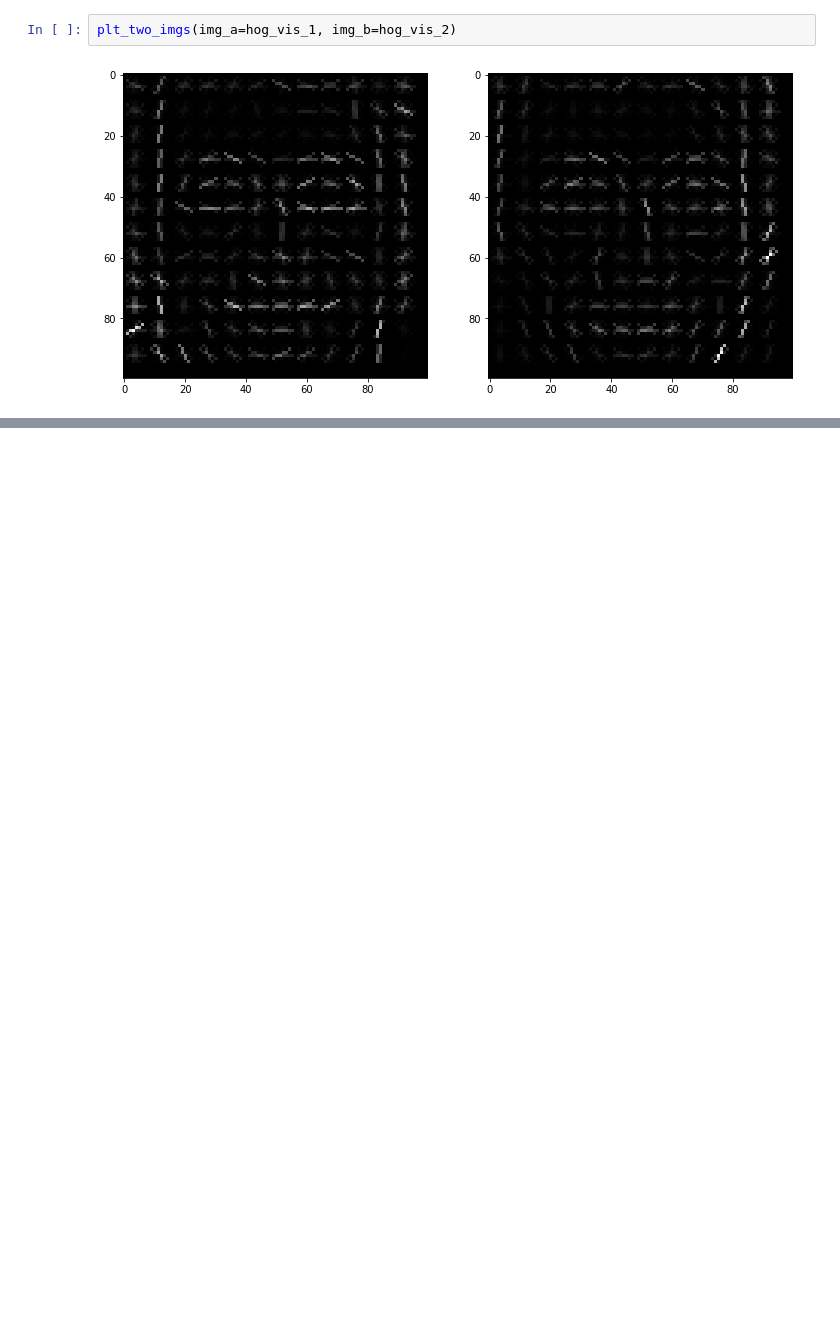
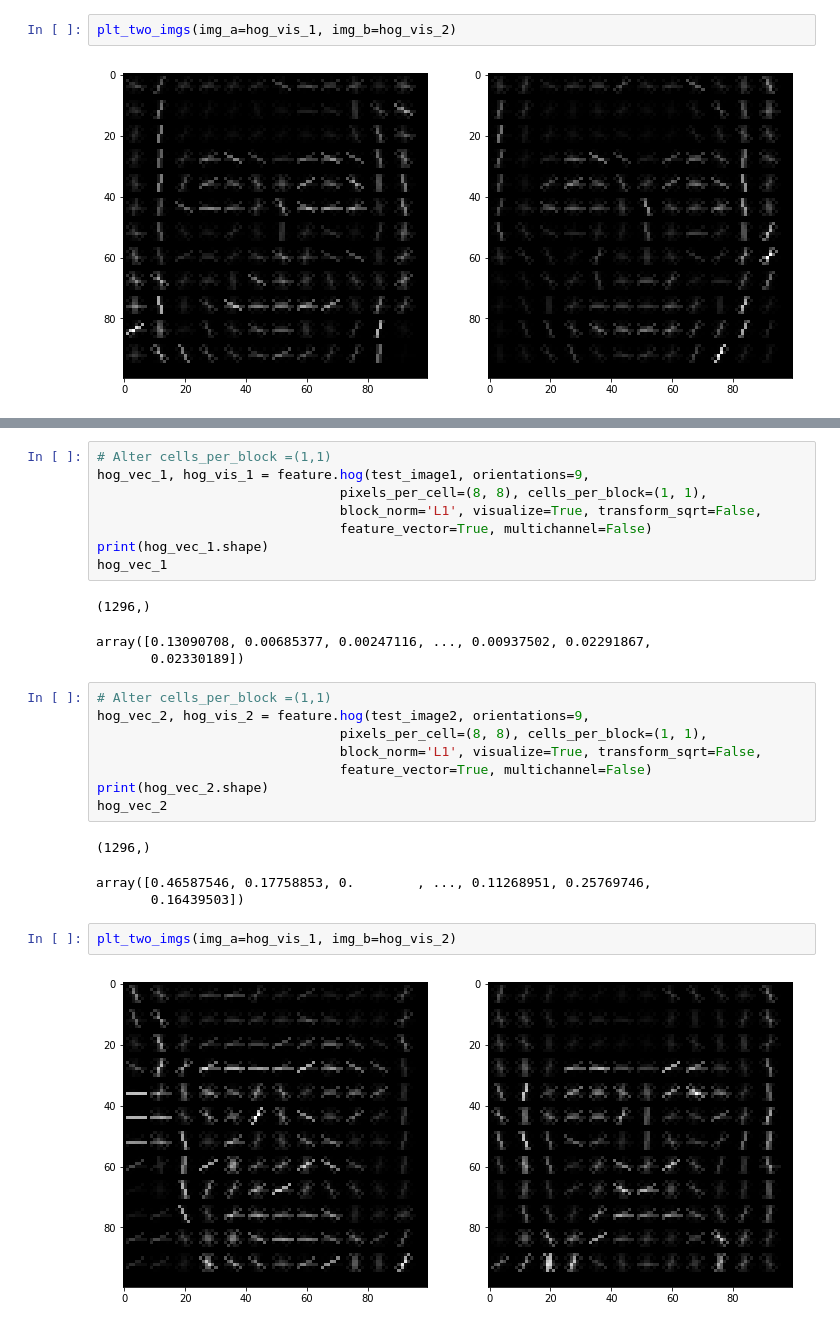
Before and after one commit to bkemmer/custom_cnn, a Jupyter notebook: notebooks/initialpreprocessing.ipynb, the cells around one changed output, grey strips where cells are left out. Cells and saved outputs as stored; diff of their text form; blank space fills up the shorter version.

```diff
--- a/notebooks/initialpreprocessing.ipynb
+++ b/notebooks/initialpreprocessing.ipynb
@@ -584,0 +603,28 @@ np.sum(np.abs(hog_vec_1, hog_vec_2))
+# %%
+# Alter cells_per_block =(1,1)
+hog_vec_1, hog_vis_1 = feature.hog(test_image1, orientations=9,
+                               pixels_per_cell=(8, 8), cells_per_block=(1, 1),
+                               block_norm='L1', visualize=True, transform_sqrt=False,
+                               feature_vector=True, multichannel=False)
+print(hog_vec_1.shape)
+hog_vec_1
+# %% [output]
+(1296,)
+array([0.13090708, 0.00685377, 0.00247116, ..., 0.00937502, 0.02291867,
+       0.02330189])
+# %%
+# Alter cells_per_block =(1,1)
+hog_vec_2, hog_vis_2 = feature.hog(test_image2, orientations=9,
+                               pixels_per_cell=(8, 8), cells_per_block=(1, 1),
+                               block_norm='L1', visualize=True, transform_sqrt=False,
+                               feature_vector=True, multichannel=False)
+print(hog_vec_2.shape)
+hog_vec_2
+# %% [output]
+(1296,)
+array([0.46587546, 0.17758853, 0.        , ..., 0.11268951, 0.25769746,
+       0.16439503])
+# %%
+plt_two_imgs(img_a=hog_vis_1, img_b=hog_vis_2)
+# %% [output]
+[figure, added]
```
Also changed, not shown: parts of 37 cells of this notebook.
